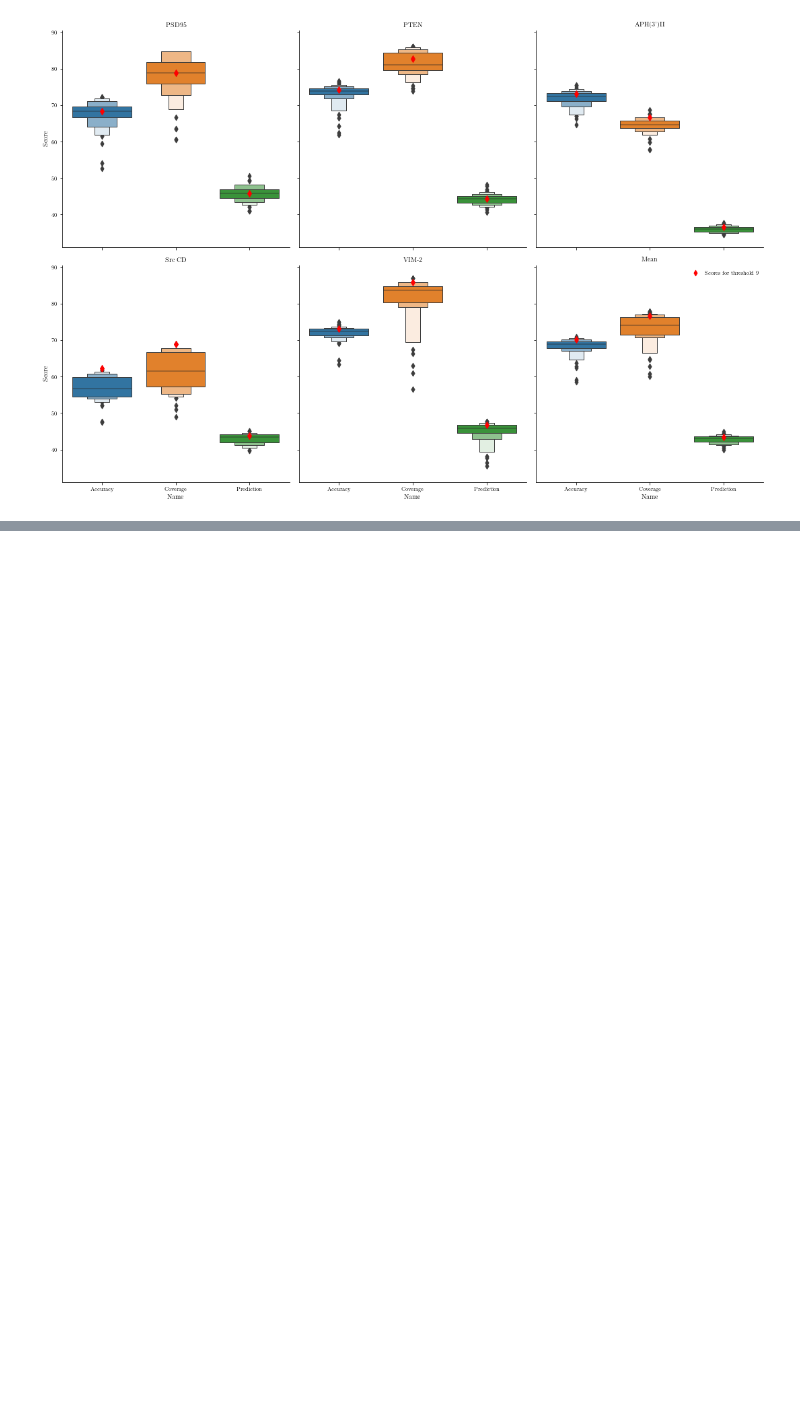
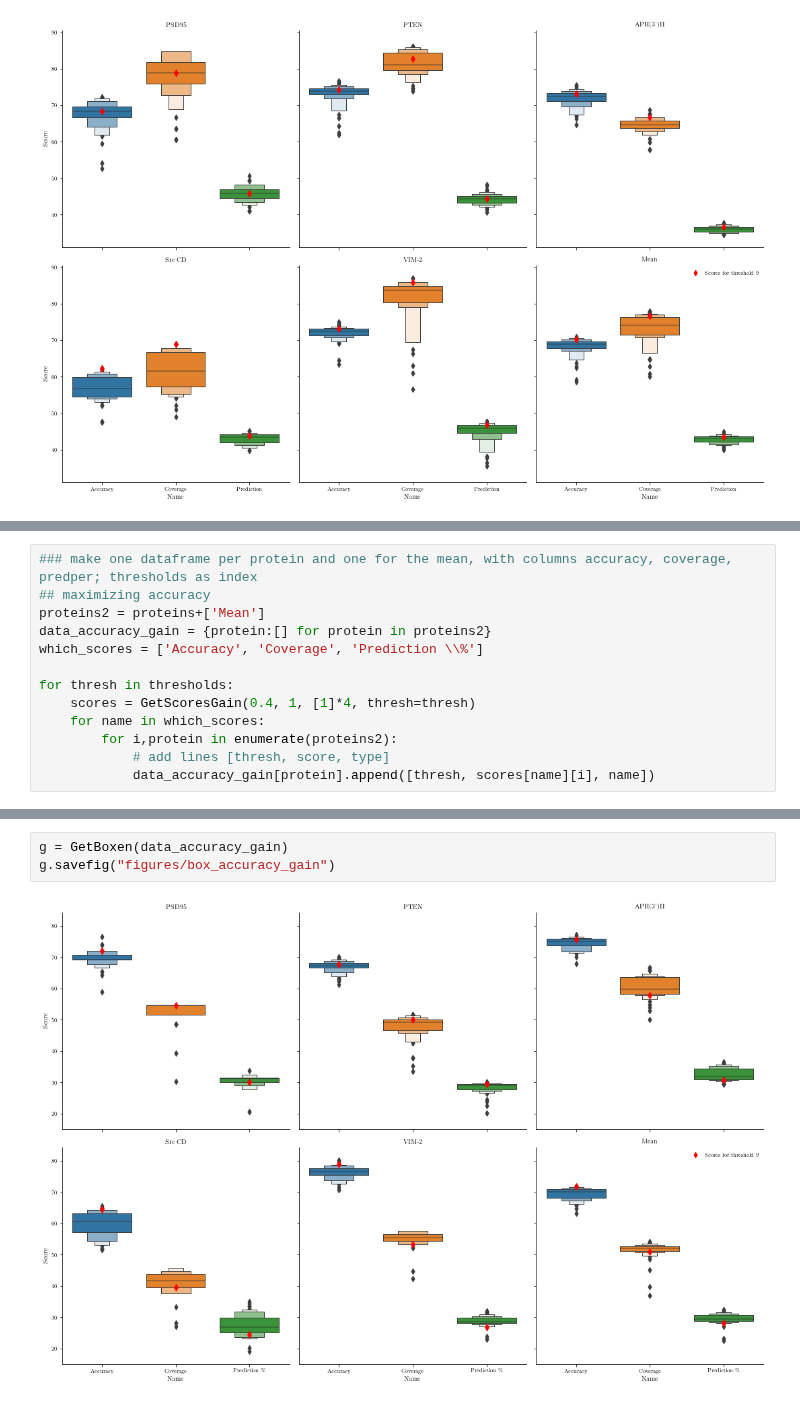
Before and after one commit to CrisSotomayor/perturbation-networks-get-data, a Jupyter notebook: figure_categories.ipynb, the cells around one changed output, grey strips where cells are left out. Saved outputs shown, nothing was run; the diff lists cells and outputs as text; blank space fills up the shorter version.

```diff
--- a/figure_categories.ipynb
+++ b/figure_categories.ipynb
@@ -263,0 +367,13 @@ g.savefig("figures/box_both")
+# %%
+### make one dataframe per protein and one for the mean, with columns accuracy, coverage, predper; thresholds as index
+## maximizing accuracy
+proteins2 = proteins+['Mean']
+data_accuracy_gain = {protein:[] for protein in proteins2}
+which_scores = ['Accuracy', 'Coverage', 'Prediction \\%']
+
+for thresh in thresholds:
+    scores = GetScoresGain(0.4, 1, [1]*4, thresh=thresh)
+    for name in which_scores:
+        for i,protein in enumerate(proteins2):
+            # add lines [thresh, score, type]
+            data_accuracy_gain[protein].append([thresh, scores[name][i], name])
@@ -263,0 +400,5 @@ g.savefig("figures/box_both")
+# %%
+g = GetBoxen(data_accuracy_gain)
+g.savefig("figures/box_accuracy_gain")
+# %% [output]
+[figure, added]
```
Also changed, not shown: parts of 21 cells of this notebook, 4 other files.
